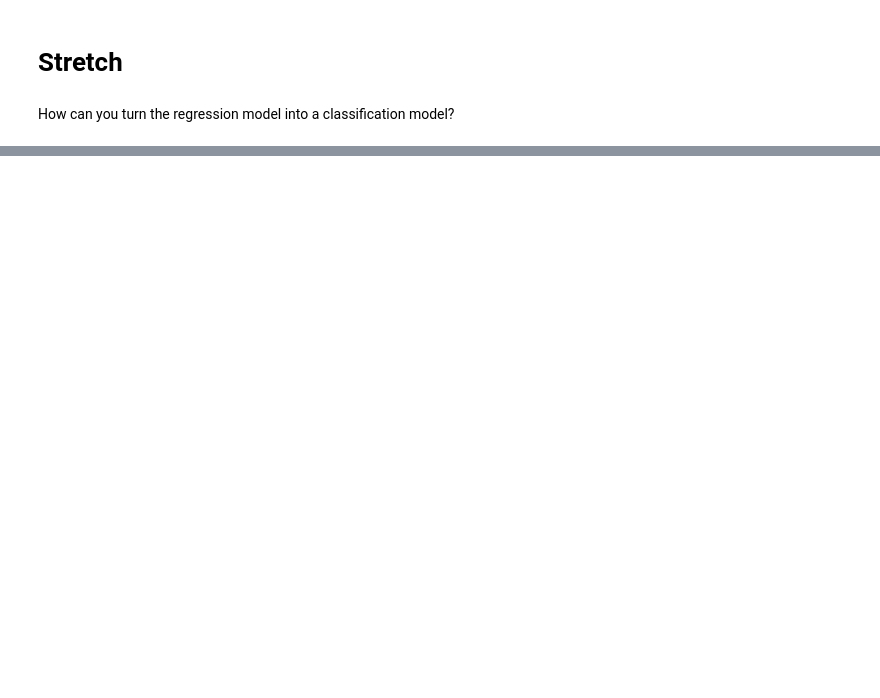
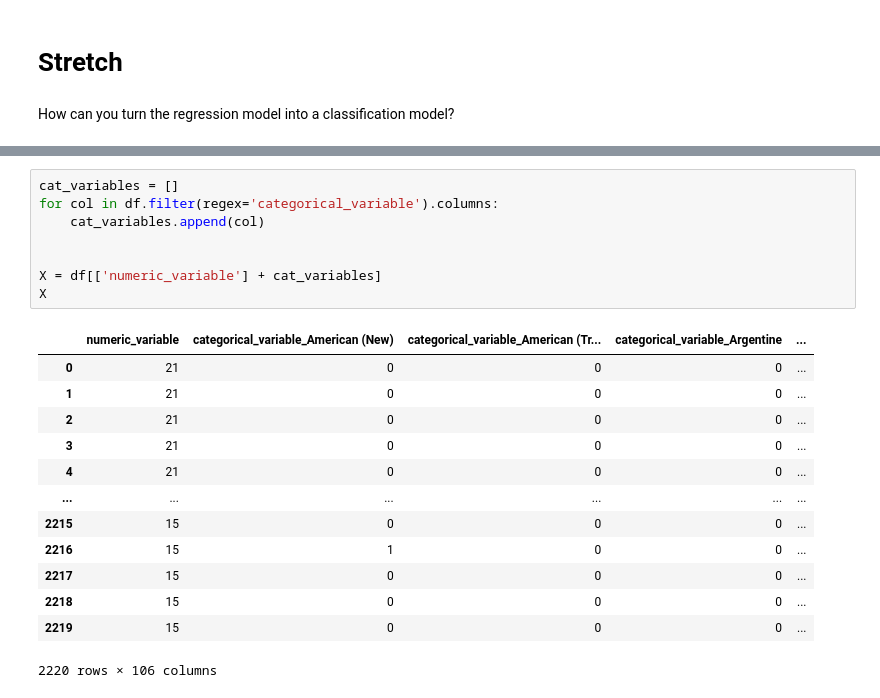
Before and after one commit to madiwiebe/lhl_statistical_modeling_project, a Jupyter notebook: notebooks/model_building.ipynb, the cells around one changed output, grey strips where cells are left out. Cells and saved outputs as stored; diff of their text form; blank space fills up the shorter version.

```diff
--- a/notebooks/model_building.ipynb
+++ b/notebooks/model_building.ipynb
@@ -213,0 +433,22 @@ How can you turn the regression model into a classification model?
+# %%
+cat_variables = []
+for col in df.filter(regex='categorical_variable').columns:
+    cat_variables.append(col)
+
+
+X = df[['numeric_variable'] + cat_variables]
+X
+# %% [output]
+|  | numeric_variable | categorical_variable_American (New) | categorical_variable_American (Tr... | categorical_variable_Argentine | ... |
+| 0 | 21 | 0 | 0 | 0 | ... |
+| 1 | 21 | 0 | 0 | 0 | ... |
+| 2 | 21 | 0 | 0 | 0 | ... |
+| 3 | 21 | 0 | 0 | 0 | ... |
+| 4 | 21 | 0 | 0 | 0 | ... |
+| ... | ... | ... | ... | ... | ... |
+| 2215 | 15 | 0 | 0 | 0 | ... |
+| 2216 | 15 | 1 | 0 | 0 | ... |
+| 2217 | 15 | 0 | 0 | 0 | ... |
+| 2218 | 15 | 0 | 0 | 0 | ... |
+| 2219 | 15 | 0 | 0 | 0 | ... |
+2220 rows × 106 columns
```
Also changed, not shown: parts of 14 cells of this notebook.
